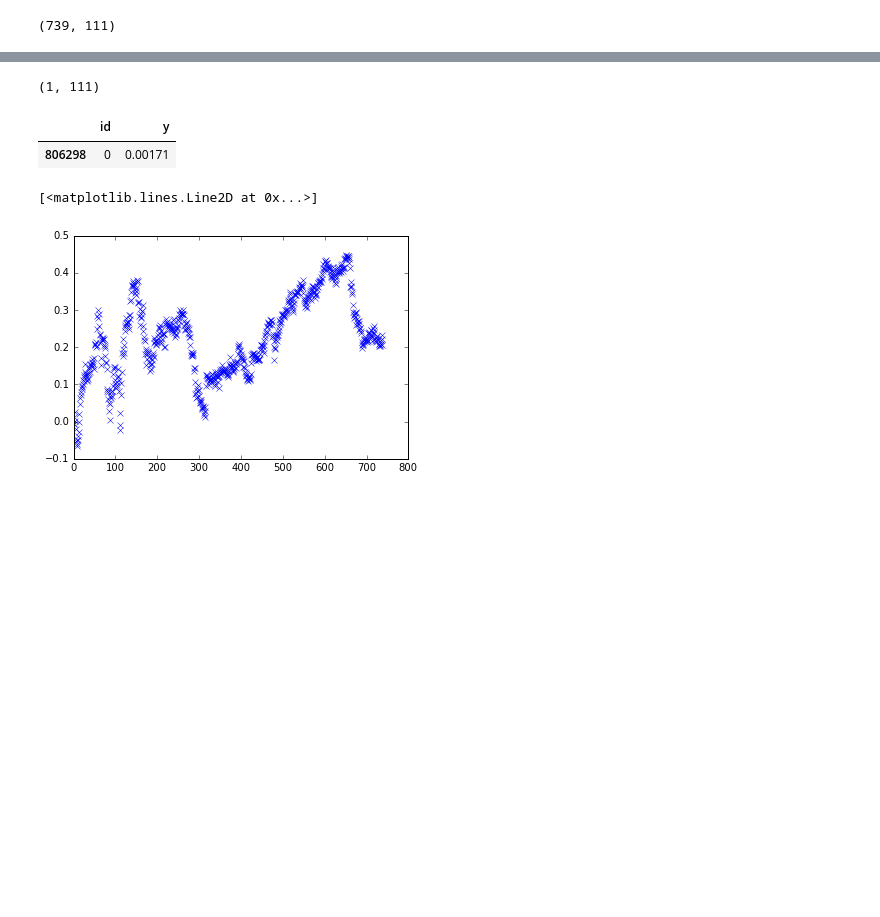
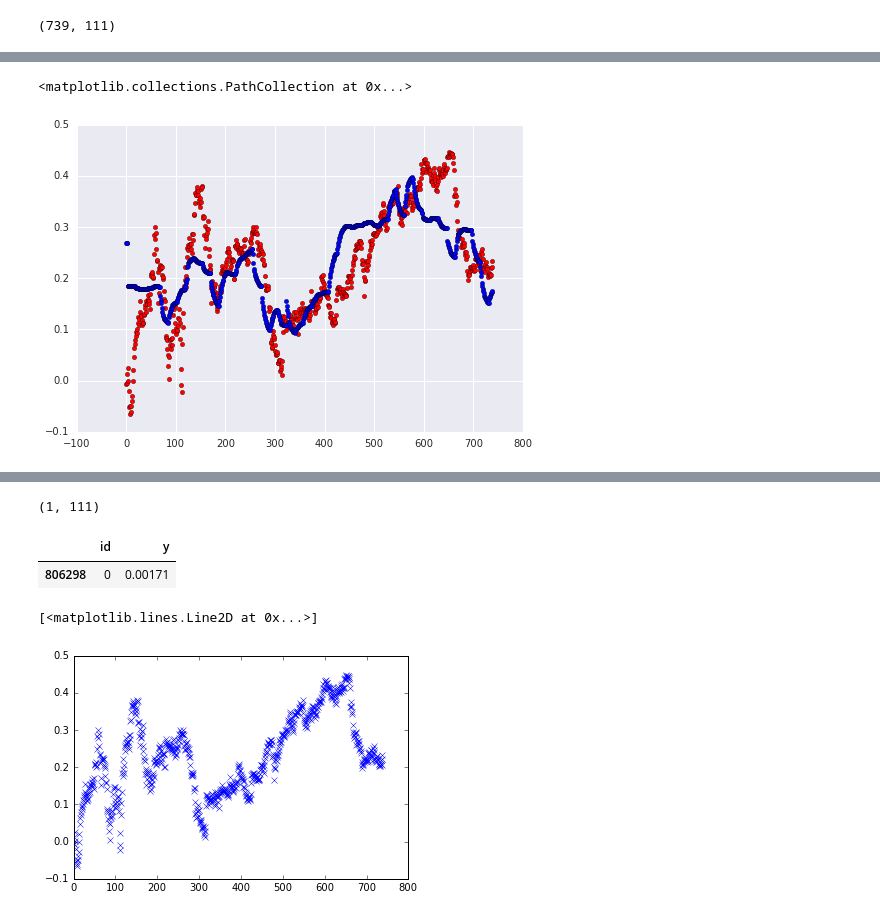
Before and after one commit to scrambleegg7/TwoSigma, a Jupyter notebook: Untitled.ipynb, the cells around one changed output, grey strips where cells are left out. Cells and saved outputs as stored; diff of their text form; code cells hidden in the pictures; blank space fills up the shorter version.

```diff
--- a/Untitled.ipynb
+++ b/Untitled.ipynb
@@ -53,6 +99,11 @@ df_tmp  = df_train[df_train.id == subset_topid]
 # %%
 h, w  = df_tmp.shape
 print(h,w)
-df_tmp_y = df_tmp["y"]
+y = df_tmp["y"].values
 # %% [output]
 (739, 111)
+# %%
+X = np.array(df_tmp)
+X = X[:,2:110]
+X.shape
+y = np.cumsum(y)
@@ -58,0 +205,6 @@ df_tmp_y = df_tmp["y"]
+# %%
+plt.scatter(range(h),y,c='r')
+plt.scatter(range(h),y_pred,c='b')
+# %% [output]
+<matplotlib.collections.PathCollection at 0x...>
+[figure, added]
```
Also changed, not shown: parts of 21 cells of this notebook, 5 other files.
